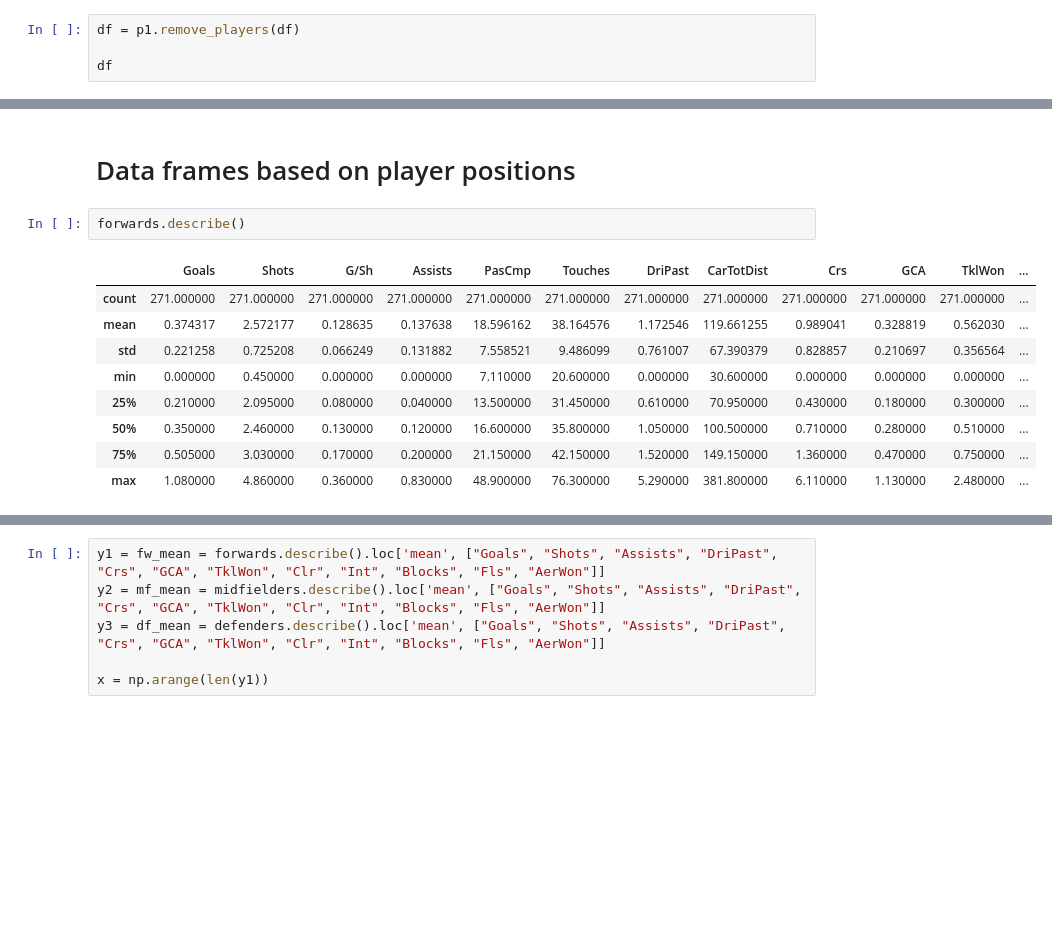
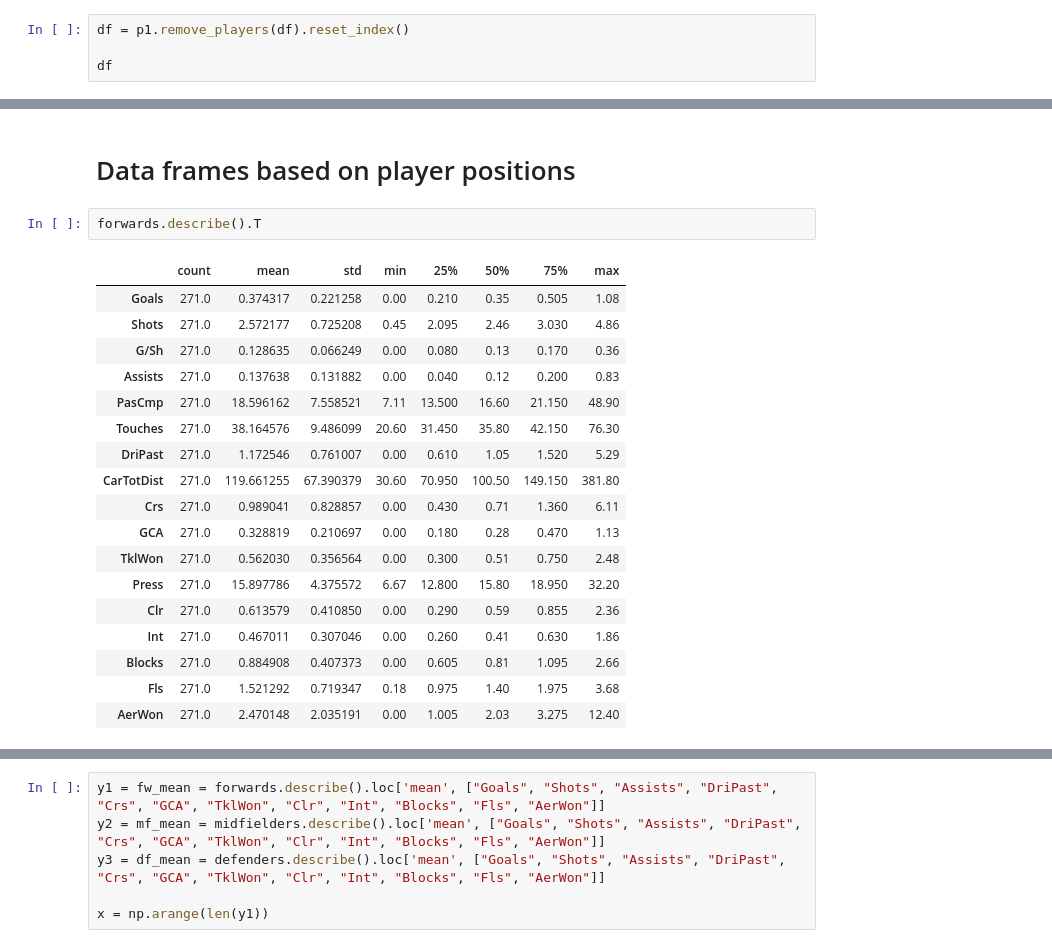
Before and after one commit to ubco-W2022T1-cosc301/project-group-25, a Jupyter notebook: notebooks/analysis1.ipynb, the cells around one changed output, grey strips where cells are left out. Drawn from its saved outputs; the diff is of its cells as text; blank space fills up the shorter version.

```diff
--- a/notebooks/analysis1.ipynb
+++ b/notebooks/analysis1.ipynb
@@ -36,7 +45,7 @@ df
 
 Removing the players that have played fewer than 300 minutes in the entire season. Only keeping forwards, midfielders and defenders for analysis.
 # %%
-df = p1.remove_players(df)
+df = p1.remove_players(df).reset_index()
 
 df
 # %% [output]
@@ -63,15 +72,24 @@ defenders = p1.defenders(df)
 # %% [markdown]
 # Data frames based on player positions
 # %%
-forwards.describe()
+forwards.describe().T
 # %% [output]
-|  | Goals | Shots | G/Sh | Assists | PasCmp | Touches | DriPast | CarTotDist | Crs | GCA | TklWon | ... |
-| count | 271.000000 | 271.000000 | 271.000000 | 271.000000 | 271.000000 | 271.000000 | 271.000000 | 271.000000 | 271.000000 | 271.000000 | 271.000000 | ... |
-| mean | 0.374317 | 2.572177 | 0.128635 | 0.137638 | 18.596162 | 38.164576 | 1.172546 | 119.661255 | 0.989041 | 0.328819 | 0.562030 | ... |
-| std | 0.221258 | 0.725208 | 0.066249 | 0.131882 | 7.558521 | 9.486099 | 0.761007 | 67.390379 | 0.828857 | 0.210697 | 0.356564 | ... |
-| min | 0.000000 | 0.450000 | 0.000000 | 0.000000 | 7.110000 | 20.600000 | 0.000000 | 30.600000 | 0.000000 | 0.000000 | 0.000000 | ... |
-| 25% | 0.210000 | 2.095000 | 0.080000 | 0.040000 | 13.500000 | 31.450000 | 0.610000 | 70.950000 | 0.430000 | 0.180000 | 0.300000 | ... |
-| 50% | 0.350000 | 2.460000 | 0.130000 | 0.120000 | 16.600000 | 35.800000 | 1.050000 | 100.500000 | 0.710000 | 0.280000 | 0.510000 | ... |
-| 75% | 0.505000 | 3.030000 | 0.170000 | 0.200000 | 21.150000 | 42.150000 | 1.520000 | 149.150000 | 1.360000 | 0.470000 | 0.750000 | ... |
-| max | 1.080000 | 4.860000 | 0.360000 | 0.830000 | 48.900000 | 76.300000 | 5.290000 | 381.800000 | 6.110000 | 1.130000 | 2.480000 | ... |
+|  | count | mean | std | min | 25% | 50% | 75% | max |
+| Goals | 271.0 | 0.374317 | 0.221258 | 0.00 | 0.210 | 0.35 | 0.505 | 1.08 |
+| Shots | 271.0 | 2.572177 | 0.725208 | 0.45 | 2.095 | 2.46 | 3.030 | 4.86 |
+| G/Sh | 271.0 | 0.128635 | 0.066249 | 0.00 | 0.080 | 0.13 | 0.170 | 0.36 |
+| Assists | 271.0 | 0.137638 | 0.131882 | 0.00 | 0.040 | 0.12 | 0.200 | 0.83 |
+| PasCmp | 271.0 | 18.596162 | 7.558521 | 7.11 | 13.500 | 16.60 | 21.150 | 48.90 |
+| Touches | 271.0 | 38.164576 | 9.486099 | 20.60 | 31.450 | 35.80 | 42.150 | 76.30 |
+| DriPast | 271.0 | 1.172546 | 0.761007 | 0.00 | 0.610 | 1.05 | 1.520 | 5.29 |
+| CarTotDist | 271.0 | 119.661255 | 67.390379 | 30.60 | 70.950 | 100.50 | 149.150 | 381.80 |
+| Crs | 271.0 | 0.989041 | 0.828857 | 0.00 | 0.430 | 0.71 | 1.360 | 6.11 |
+| GCA | 271.0 | 0.328819 | 0.210697 | 0.00 | 0.180 | 0.28 | 0.470 | 1.13 |
+| TklWon | 271.0 | 0.562030 | 0.356564 | 0.00 | 0.300 | 0.51 | 0.750 | 2.48 |
+| Press | 271.0 | 15.897786 | 4.375572 | 6.67 | 12.800 | 15.80 | 18.950 | 32.20 |
+| Clr | 271.0 | 0.613579 | 0.410850 | 0.00 | 0.290 | 0.59 | 0.855 | 2.36 |
+| Int | 271.0 | 0.467011 | 0.307046 | 0.00 | 0.260 | 0.41 | 0.630 | 1.86 |
+| Blocks | 271.0 | 0.884908 | 0.407373 | 0.00 | 0.605 | 0.81 | 1.095 | 2.66 |
+| Fls | 271.0 | 1.521292 | 0.719347 | 0.18 | 0.975 | 1.40 | 1.975 | 3.68 |
+| AerWon | 271.0 | 2.470148 | 2.035191 | 0.00 | 1.005 | 2.03 | 3.275 | 12.40 |
 # %%
```
Also changed, not shown: parts of 10 cells of this notebook.
